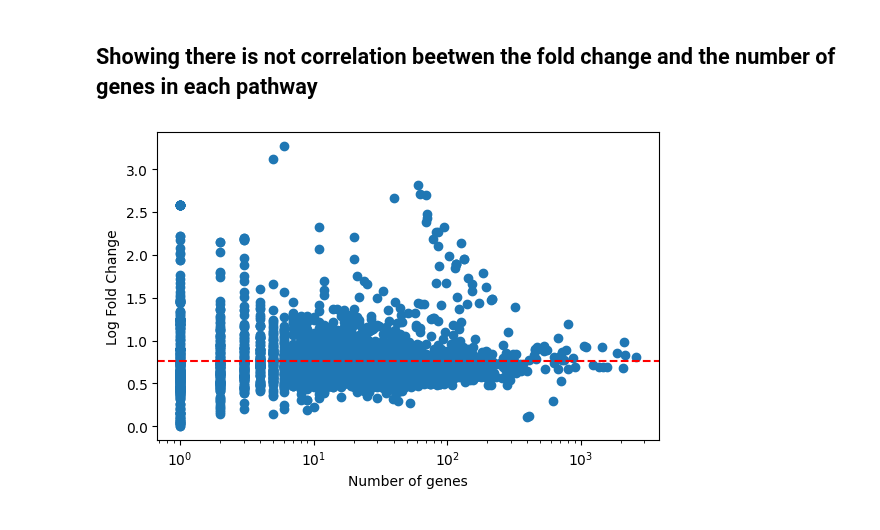
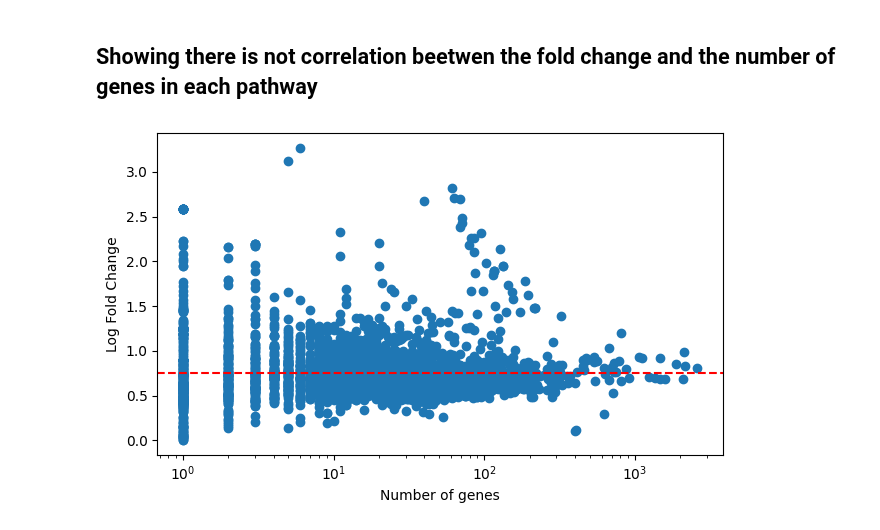
Before and after one commit to SamSaladino/FC-of-Genetic-pathways, a Jupyter notebook: Melanoma_expr_pathways.ipynb, the cells around one changed output. Drawn from its saved outputs; the diff is of its cells as text; code cells hidden in the pictures.

```diff
--- a/Melanoma_expr_pathways.ipynb
+++ b/Melanoma_expr_pathways.ipynb
@@ -438,18 +583,21 @@ table2_.head(30)
 # %% [markdown]
 ## Showing there is not correlation beetwen the fold change and the number of genes in each pathway
 # %%
+all_metastatic_fc = all_metastatic_pathw.fold_change.loc[all_metastatic_pathw.common_genes]
+all_metastatic_ref = all_metastatic_fc.abs().mean(axis=None)
 
 fig_height = 4
 fig_width = fig_height * 1.618
 fig, ax = plt.subplots(figsize=(fig_width, fig_height))
 
 plt.plot(table2['Number of Genes'], table2['Expression'], 'o')
 plt.axhline(all_metastatic_ref, color='red', linestyle='dashed')
 plt.xlabel('Number of genes')
 plt.ylabel('Log Fold Change')
+plt.xscale('log')
+plt.tight_layout()
 
-plt.xscale('log')
-path = os.path.join('figures_tables', 'logfc_vs_ngenes.pdf')
-plt.savefig(path, bbox_inches='tight')
+path = os.path.join('figures_tables', 'suppl_Fig_3.pdf')
+plt.savefig(path)
 # %% [output]
-[figure, old version]
+[figure, new version]
```
Also changed, not shown: parts of 19 cells of this notebook, 20 other files.
